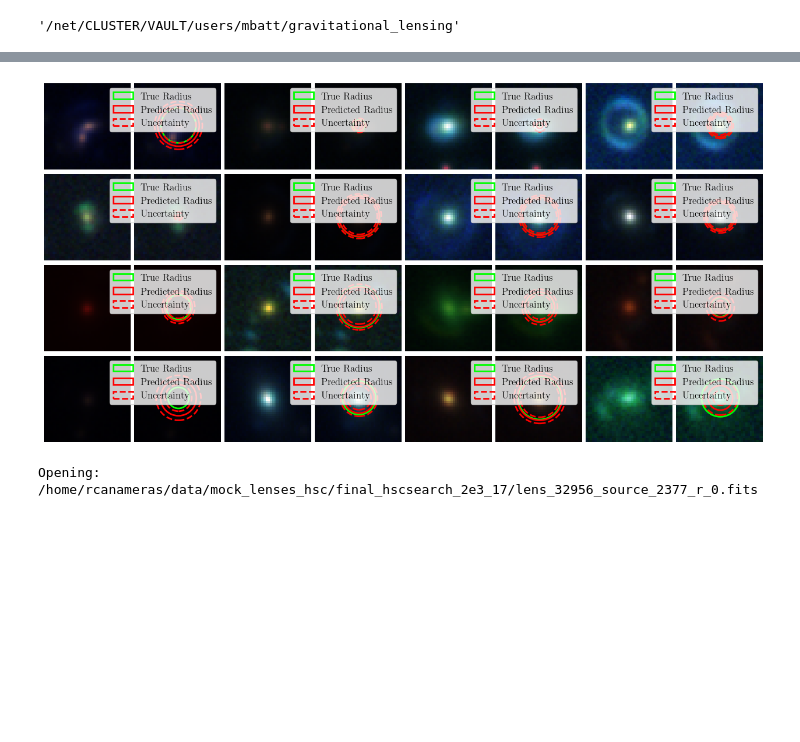
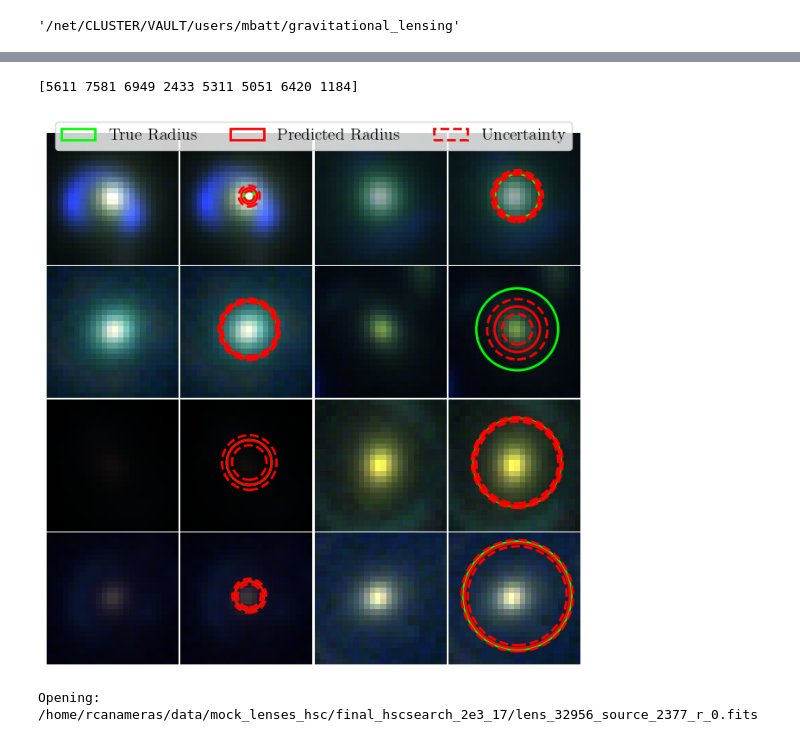
Before and after one commit to matthbatt/Deep-learning-gravitational-lensing, a Jupyter notebook: ResNet_bayesian.ipynb, the cells around one changed output, grey strips where cells are left out. Cells and saved outputs as stored; diff of their text form; code cells hidden in the pictures; blank space fills up the shorter version.

```diff
--- a/ResNet_bayesian.ipynb
+++ b/ResNet_bayesian.ipynb
@@ -474,0 +509,2 @@ plt.show()
+# %%
+df_uncertainties = pd.read_csv('uncertainties_bayes_unetresnet_4.csv', index_col = 0)
@@ -563,0 +597,4 @@ Optimal uncertainty scale s: 0.7567567567567568
+# %%
+ii = 0
+z = (y[:,ii] - mu[:,ii]) / (1* sigma_tot[:,ii])
+np.mean(np.abs(z) <= 1)
@@ -710,7 +798,7 @@ print(eeeeeeeeeeeeeeeeeeeeeee)
 # %%
 df_uncertainties = pd.read_csv('uncertainties_bayes.csv', index_col = 0)
 # %%
-df_uncertainties = pd.read_csv('uncertainties_bayes_unetresnet.csv', index_col = 0)
+df_uncertainties = pd.read_csv('uncertainties_bayes_unetresnet_4.csv', index_col = 0)
 # %%
 df_uncertainties
 # %% [output]
@@ -1079,6 +1176,12 @@ plt.savefig("/net/CLUSTER/VAULT/users/mbatt/gravitational_lensing/plots/resnet_h
 plt.show()
 # %% [output]
 [figure]
+# %%
+SS = [0.6486486486486487,
+ 0.8848848848848849,
+ 0.8968968968968969,
+ 0.7447447447447447,
+ 0.6766766766766766]
 # %%
 import numpy as np
 import matplotlib.pyplot as plt
@@ -1234,9 +1306,14 @@ pwd
 # %%
-indexx = np.random.randint(0,8000,16)
+indexx = np.random.randint(0,8000,8)
+print(indexx)
+fig, axis = plt.subplots(4,4, figsize = (8,8))
+fig.subplots_adjust(wspace=0.01, hspace=0.01)
+axis = axis.flatten()
 
-fig, axis = plt.subplots(4,8, figsize = (16,8))
-fig.subplots_adjust(wspace=0.001, hspace=0.05)
-axis = axis.flatten()
+plt.rcParams["text.usetex"] = True
+plt.rcParams["font.family"] = "serif"
+plt.rcParams["font.serif"] = ["Computer Modern Roman"]
+
 d = 0
 for k in range(len(indexx)):
     index = indexx[k]
@@ -1246,8 +1323,8 @@ for k in range(len(indexx)):
 
     true_value = df_uncertainties.r_Einstein_t_true[index]* 1.75
     pred_value = df_uncertainties.r_Einstein_t_pred[index] * 1.75
-    std_alea = np.sqrt(np.exp(df_uncertainties.r_Einstein_t_aleatoric[index])) * 2.75
-    sigma = np.sqrt(std_alea**2 + (df_uncertainties.r_Einstein_t_epistemic[index] * 1.75)**2)
+    std_alea = np.sqrt(np.exp(df_uncertainties.r_Einstein_t_aleatoric[index])) * 1.75
+    sigma = np.sqrt(std_alea**2 + (df_uncertainties.r_Einstein_t_epistemic[index] * 1.75)**2) * SS[0]
     # sigma = np.sqrt(df_uncertainties.r_Einstein_t_aleatoric[index]**2)  * s_opt * 1.75
 
     with fits.open(file) as hdul:
@@ -1256,7 +1333,7 @@ for k in range(len(indexx)):
     # fig, axes = plt.subplots(1, 4, figsize=(15, 10))
     bandes = ['g', 'r', 'i', 'z']
 
-    w1, w2 = 100, 60 # image will be of dimension w2-w1 x w2-w1
+    w1, w2 = 108, 60 # image will be of dimension w2-w1 x w2-w1
 
     with fits.open(file) as hdul:
         g = hdul[1].data
@@ -1297,33 +1374,40 @@ for k in range(len(indexx)):
         label='True Radius'
     )
     axis[d+1].add_patch(circle_true)
 
     # Predicted Einstein radius (red)
     circle_pred = plt.Circle(
         (cx, cy),
         pred_value/ 0.168,
         color='red',
         fill=False,
         linewidth=2,
         label='Predicted Radius'
     )
     axis[d +1].add_patch(circle_pred)
 
     # Predicted Einstein radius (red)
     circle_pred_sig_p = plt.Circle((cx, cy), pred_value/0.168 + sigma/0.168,
                              color='red', fill=False, linewidth=2, linestyle = '--')
     axis[d +1].add_patch(circle_pred_sig_p)
 
     # Predicted Einstein radius (red)
     circle_pred_m = plt.Circle((cx, cy), pred_value/0.168 - sigma/0.168,
                              color='red', fill=False, linewidth=2, linestyle = '--', label='Uncertainty')
     axis[d +1].add_patch(circle_pred_m)
 
-    # Add legend
-    axis[d +1].legend(loc='upper right', fontsize=12)
+    # # Add legend
+    # axis[d +1].legend(loc='upper right', fontsize=12)
     d += 2
 # plt.tight_layout()
+axis[3].legend(
+    loc='upper right',
+    bbox_to_anchor=(1, 1.15),
+    ncol=3,
+    fontsize=14
+)
 plt.savefig("predspreds.png")
 plt.show()
 # %% [output]
+[5611 7581 6949 2433 5311 5051 6420 1184]
-[figure, old version]
+[figure, new version]
```
Also changed, not shown: parts of 45 cells of this notebook, 34 other files.
